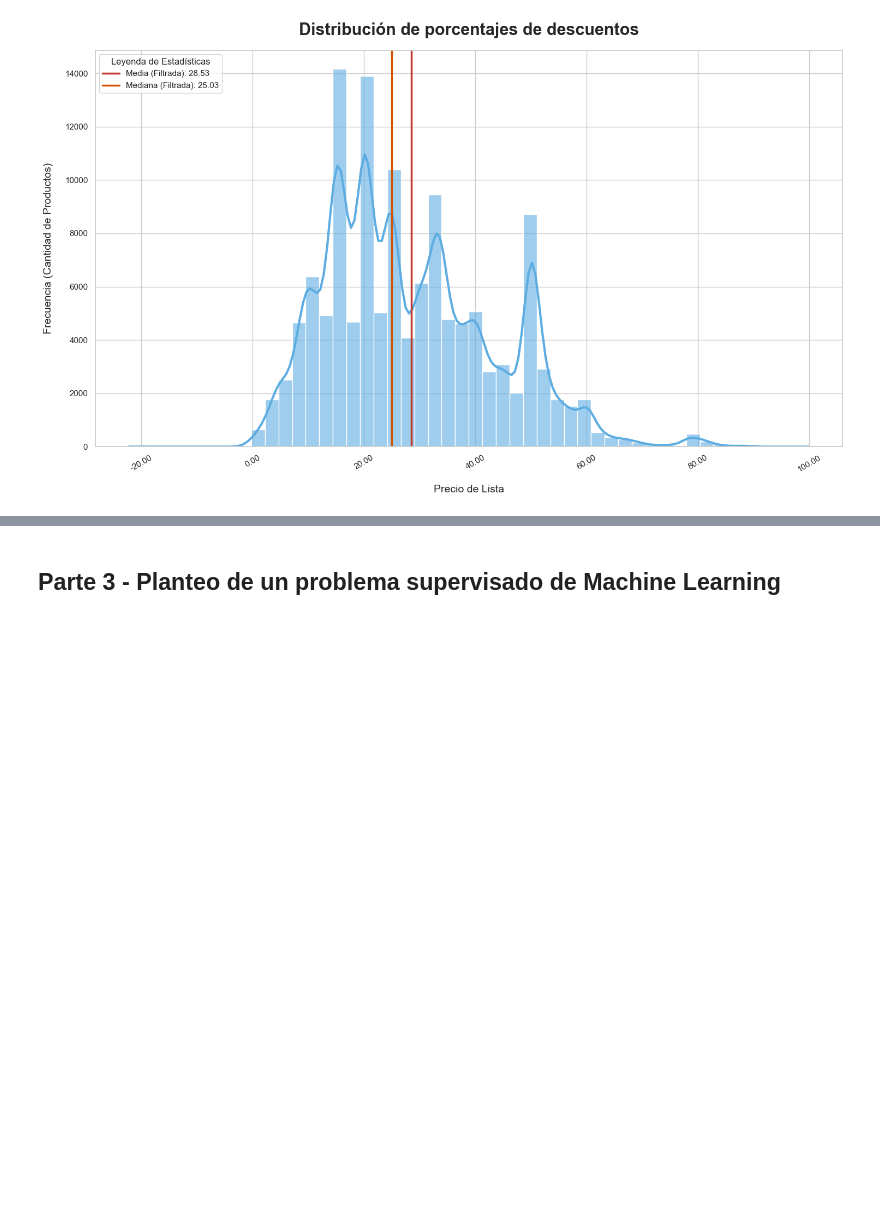
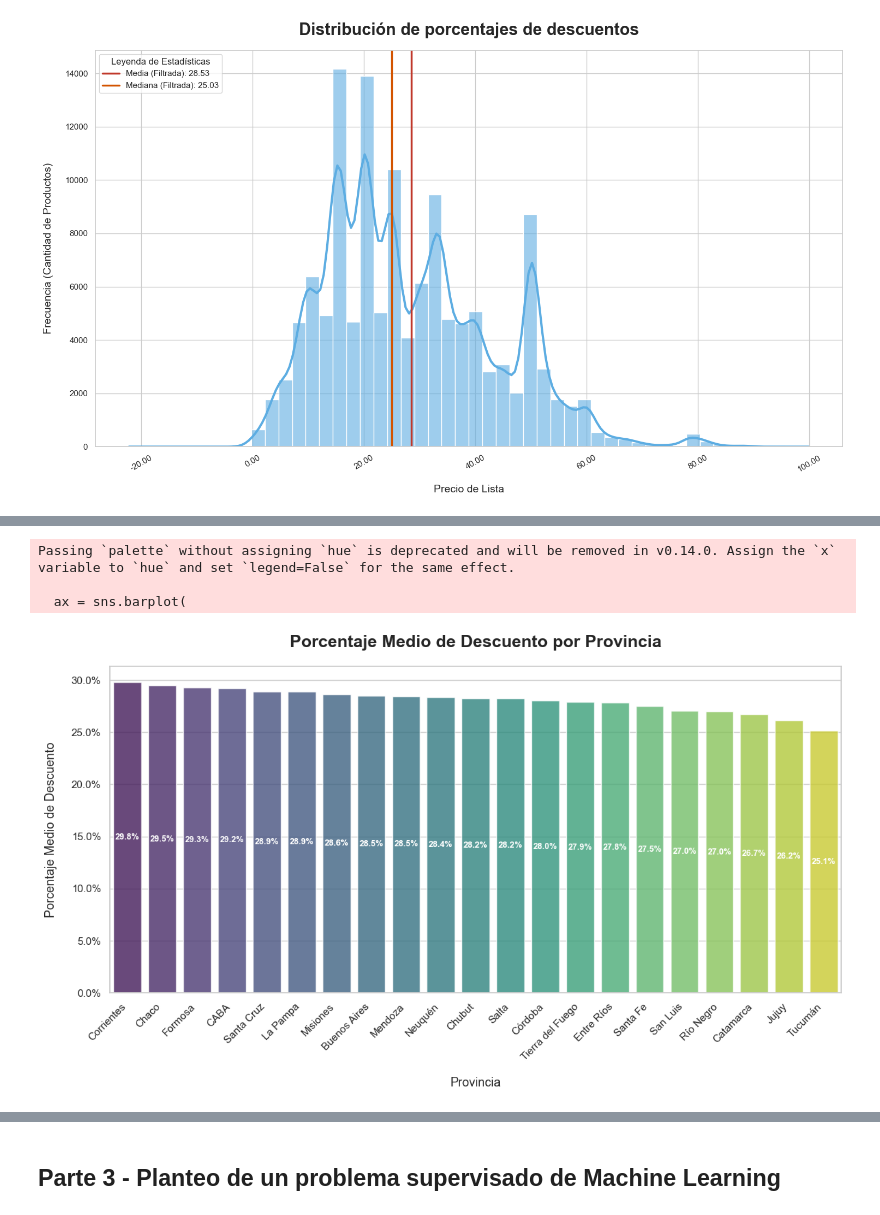
Before and after one commit to Nahuel-Otonelo/Analisis_de_datos, a Jupyter notebook: TP1_Analisis_de_datos.ipynb, the cells around one changed output, grey strips where cells are left out. Saved outputs shown, nothing was run; the diff lists cells and outputs as text; code cells hidden in the pictures; blank space fills up the shorter version.

```diff
--- a/TP1_Analisis_de_datos.ipynb
+++ b/TP1_Analisis_de_datos.ipynb
@@ -803,0 +1189,76 @@ plt.show()
+# %%
+
+
+# 1. Definir las columnas relevantes
+columna_descuento = 'descuento'
+columna_agrupacion = 'nombre_provincia_completo'
+
+# Limpieza de la columna de agrupación y obtención de las provincias únicas
+if columna_agrupacion in df.columns:
+    # Eliminar espacios en blanco alrededor de los nombres de provincia
+    df[columna_agrupacion] = df[columna_agrupacion].str.strip()
+
+    # Eliminar filas donde la provincia o el descuento sean NaN
+    df_cleaned = df.dropna(subset=[columna_descuento, columna_agrupacion]).copy()
+
+    # Obtener las provincias únicas y ordenarlas alfabéticamente
+    provincias_unicas = sorted(df_cleaned[columna_agrupacion].unique())
+else:
+    print(f"Error: La columna '{columna_agrupacion}' no se encuentra en el DataFrame.")
+    exit()
+
+if not provincias_unicas:
+    print(f"No hay datos válidos en la columna '{columna_agrupacion}' para graficar.")
+    exit()
+
+# 2. Agrupar por provincia y calcular la media de descuento
+# Dado que el descuento ya va de 0 a 100, la media se calcula directamente.
+df_media_por_provincia = df_cleaned.groupby(columna_agrupacion)[columna_descuento].mean().reset_index()
+
+# Ordenar el resultado por la media de descuento para una mejor visualización
+df_media_por_provincia = df_media_por_provincia.sort_values(by=columna_descuento, ascending=False)
+
+# 3. Establecer el estilo y el tamaño del gráfico
+sns.set_theme(style="whitegrid", palette="viridis") # Cambié palette para que combine con el gráfico de barras
+plt.figure(figsize=(12, 7))
+
+# 4. Graficar el barplot usando los datos agrupados
+ax = sns.barplot(
+    data=df_media_por_provincia,
+    x=columna_agrupacion,
+    y=columna_descuento,
+    order=df_media_por_provincia[columna_agrupacion],
+    palette="viridis",
+    alpha=0.8,
+    errorbar=None
+)
+
+# 5. Añadir Títulos y Etiquetas
+plt.title("Porcentaje Medio de Descuento por Provincia", fontsize=18, pad=20, weight='bold')
+plt.xlabel("Provincia", fontsize=13, labelpad=15)
+plt.ylabel("Porcentaje Medio de Descuento", fontsize=13, labelpad=15)
+
+# 6. Formatear el eje Y para que muestre porcentajes correctamente (0-100)
+# Usamos FuncFormatter para mayor control, ya que el Label es directamente el valor
+formatter = mticker.FuncFormatter(lambda y, _: '{:.1f}%'.format(y))
+ax.yaxis.set_major_formatter(formatter)
+
+# Rotar las etiquetas del eje X
+plt.xticks(rotation=45, ha='right', fontsize=11)
+
+# 7. Añadir los valores de la media encima de cada barra
+for container in ax.containers:
+    # Formatear la altura de la barra como porcentaje con un decimal
+    labels = [f'{h.get_height():.1f}%' for h in container.get_children()]
+    ax.bar_label(container, labels=labels, label_type='center', color='white', fontsize=9, weight='bold')
+
+# Ajustar el layout
+plt.tight_layout()
+
+# Mostrar el gráfico
+plt.show()
+# %% [output]
+Passing `palette` without assigning `hue` is deprecated and will be removed in v0.14.0. Assign the `x` variable to `hue` and set `legend=False` for the same effect.
+
+  ax = sns.barplot(
+[figure, added]
```
Also changed, not shown: parts of 75 cells of this notebook, 1 other file.
